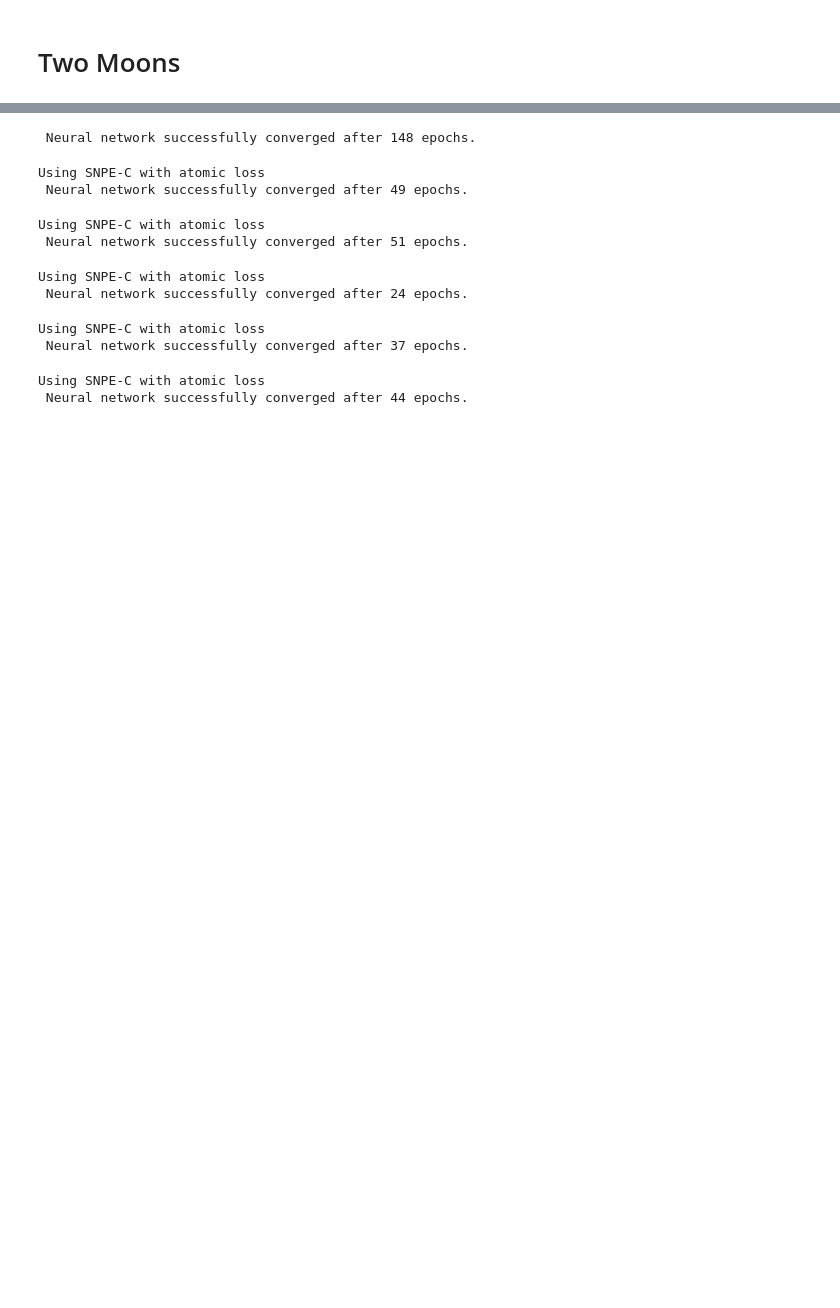
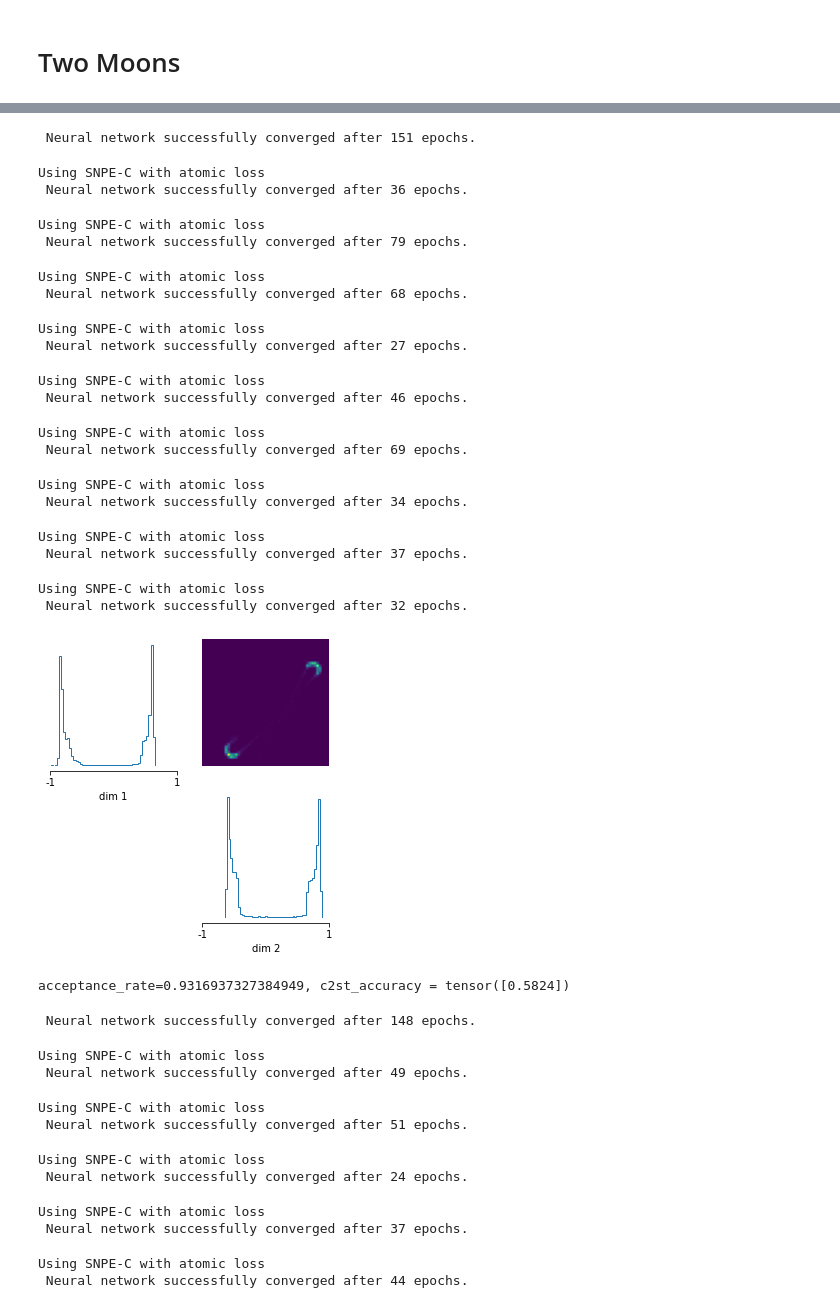
Before and after one commit to SRagy/sbi, a Jupyter notebook: Sammy_examples/Two_Moons.ipynb, the cells around one changed output, grey strips where cells are left out. Cells and saved outputs as stored; diff of their text form; code cells hidden in the pictures; blank space fills up the shorter version.

Commit message:
Leakage free attempt at code runs. Not yet clear if it achieves objective.

```diff
--- a/Sammy_examples/Two_Moons.ipynb
+++ b/Sammy_examples/Two_Moons.ipynb
@@ -104,3 +79,48 @@ tensor(1.)
+# %%
+num_rounds = 10
+posteriors = []
+simulator, prior = prepare_for_sbi(tm_simulator, tm_prior)
+proposal = prior
+inference = SNPE(prior=prior)
+for i in range(num_rounds):
+    theta, x = simulate_for_sbi(simulator, proposal, num_simulations=1000, num_workers=7)
+    density_estimator = inference.append_simulations(theta, x, proposal=proposal).train(loss_function='leakage_free_real')
+    posterior = inference.build_posterior(density_estimator)
+    posteriors.append(posterior)
+    proposal = posterior.set_default_x(tm.get_observation(1))
+samples, acceptance_rate = posterior.sample((10000,), return_acceptance_rate=True)
+fig, axes = analysis.pairplot(samples,
+                        limits=[[-1,1], [-1,1]],
+                        ticks=[[-1,1], [-1,1]],
+                        figsize=(5,5),
+                        points_offdiag={'markersize': 6},
+                        points_colors='r');
+plt.show()
+reference_samples = tm.get_reference_posterior_samples(1)
+c2st_accuracy = c2st(samples, reference_samples)
+print(f'acceptance_rate={acceptance_rate}, c2st_accuracy = {c2st_accuracy}')
+# %% [output]
+ Neural network successfully converged after 151 epochs.
+Using SNPE-C with atomic loss
+ Neural network successfully converged after 36 epochs.
+Using SNPE-C with atomic loss
+ Neural network successfully converged after 79 epochs.
+Using SNPE-C with atomic loss
+ Neural network successfully converged after 68 epochs.
+Using SNPE-C with atomic loss
+ Neural network successfully converged after 27 epochs.
+Using SNPE-C with atomic loss
+ Neural network successfully converged after 46 epochs.
+Using SNPE-C with atomic loss
+ Neural network successfully converged after 69 epochs.
+Using SNPE-C with atomic loss
+ Neural network successfully converged after 34 epochs.
+Using SNPE-C with atomic loss
+ Neural network successfully converged after 37 epochs.
+Using SNPE-C with atomic loss
+ Neural network successfully converged after 32 epochs.
+[figure, added]
+acceptance_rate=0.9316937327384949, c2st_accuracy = tensor([0.5824])
 # %%
 num_rounds = 10
 posteriors = []
```
Also changed, not shown: parts of 9 cells of this notebook, 6 other files.
